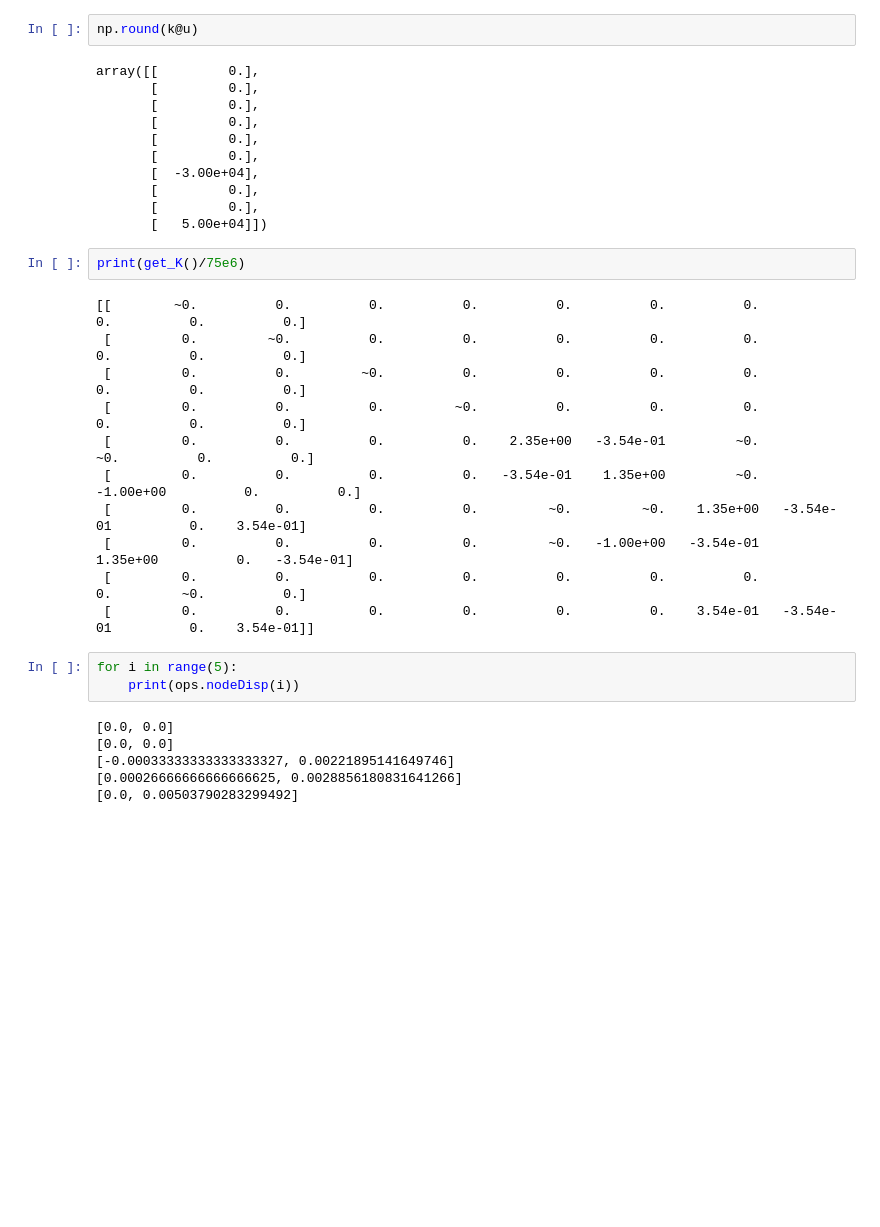
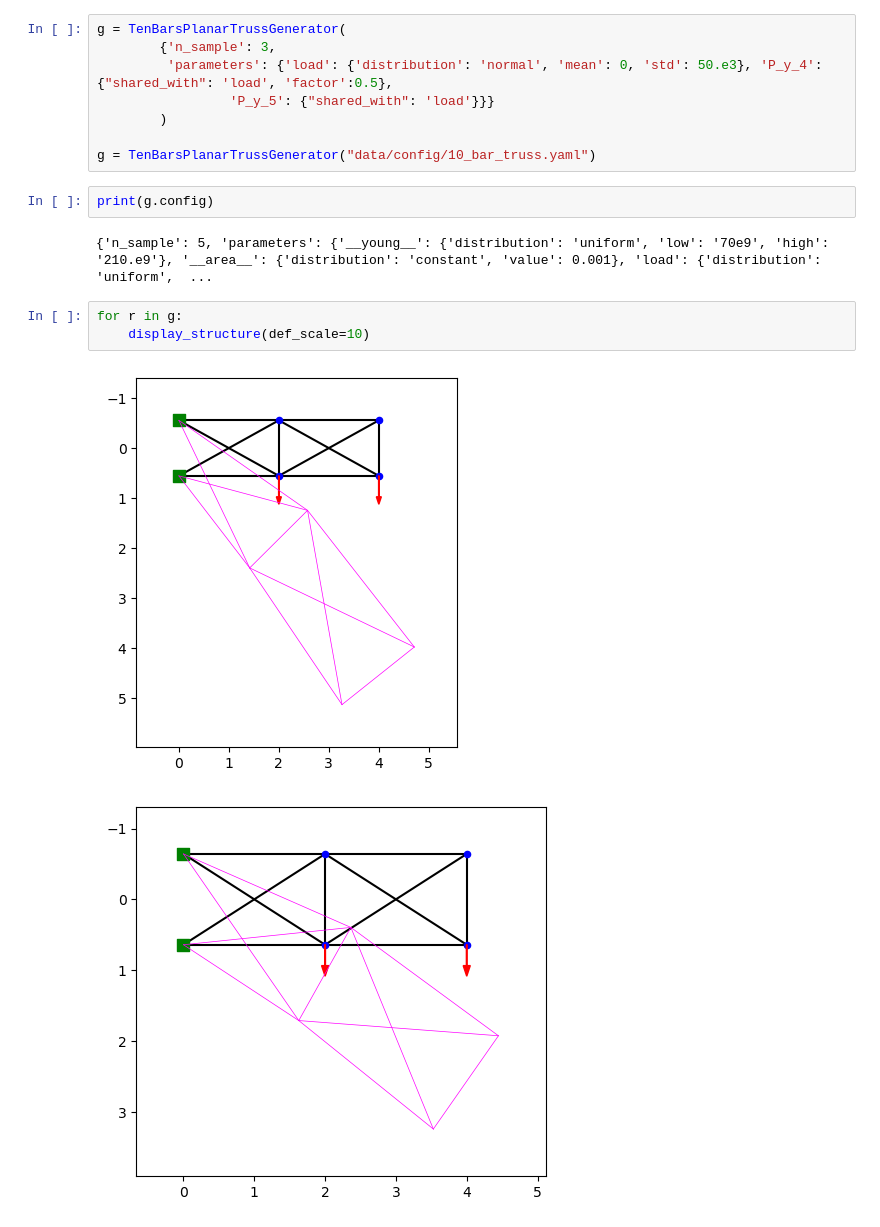
Before and after one commit to alexandre-flamant/memoire, a Jupyter notebook: test.ipynb, the cells around one changed output. Drawn from its saved outputs; the diff is of its cells as text; blank space fills up the shorter version.

```diff
--- a/test.ipynb
+++ b/test.ipynb
@@ -251,35 +8,18 @@ array([[         0.],
-# %%
-np.round(k@u)
-# %% [output]
-array([[         0.],
-       [         0.],
-       [         0.],
-       [         0.],
-       [         0.],
-       [         0.],
-       [  -3.00e+04],
-       [         0.],
-       [         0.],
-       [   5.00e+04]])
-# %%
-print(get_K()/75e6)
-# %% [output]
-[[        ~0.          0.          0.          0.          0.          0.          0.          0.          0.          0.]
- [         0.         ~0.          0.          0.          0.          0.          0.          0.          0.          0.]
- [         0.          0.         ~0.          0.          0.          0.          0.          0.          0.          0.]
- [         0.          0.          0.         ~0.          0.          0.          0.          0.          0.          0.]
- [         0.          0.          0.          0.    2.35e+00   -3.54e-01         ~0.         ~0.          0.          0.]
- [         0.          0.          0.          0.   -3.54e-01    1.35e+00         ~0.   -1.00e+00          0.          0.]
- [         0.          0.          0.          0.         ~0.         ~0.    1.35e+00   -3.54e-01          0.    3.54e-01]
- [         0.          0.          0.          0.         ~0.   -1.00e+00   -3.54e-01    1.35e+00          0.   -3.54e-01]
- [         0.          0.          0.          0.          0.          0.          0.          0.         ~0.          0.]
- [         0.          0.          0.          0.          0.          0.    3.54e-01   -3.54e-01          0.    3.54e-01]]
-# %%
-for i in range(5):
-    print(ops.nodeDisp(i))
-# %% [output]
-[0.0, 0.0]
-[0.0, 0.0]
-[-0.00033333333333333327, 0.00221895141649746]
-[0.00026666666666666625, 0.0028856180831641266]
-[0.0, 0.00503790283299492]
+# %%
+g = TenBarsPlanarTrussGenerator(
+        {'n_sample': 3,
+         'parameters': {'load': {'distribution': 'normal', 'mean': 0, 'std': 50.e3}, 'P_y_4': {"shared_with": 'load', 'factor':0.5},
+                 'P_y_5': {"shared_with": 'load'}}}
+        )
+
+g = TenBarsPlanarTrussGenerator("data/config/10_bar_truss.yaml")
+# %%
+print(g.config)
+# %% [output]
+{'n_sample': 5, 'parameters': {'__young__': {'distribution': 'uniform', 'low': '70e9', 'high': '210.e9'}, '__area__': {'distribution': 'constant', 'value': 0.001}, 'load': {'distribution': 'uniform',  ...
+# %%
+for r in g:
+    display_structure(def_scale=10)
+# %% [output]
+[figure, added]
+[figure, added]
```
Also changed, not shown: parts of 19 cells of this notebook, 11 other files.
